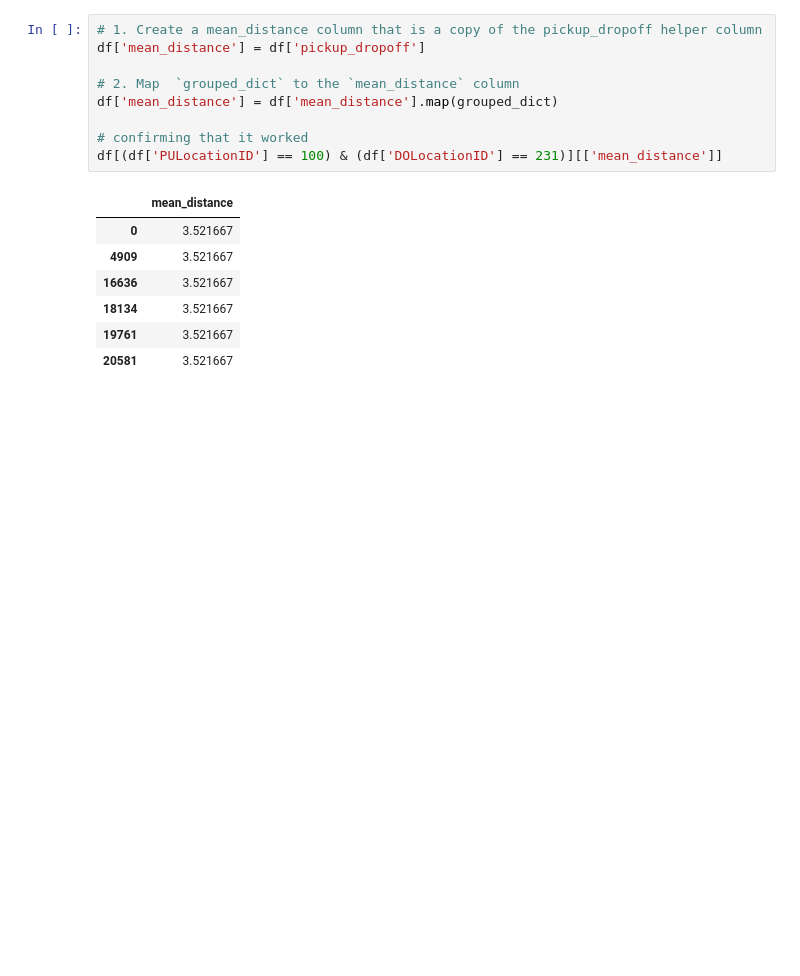
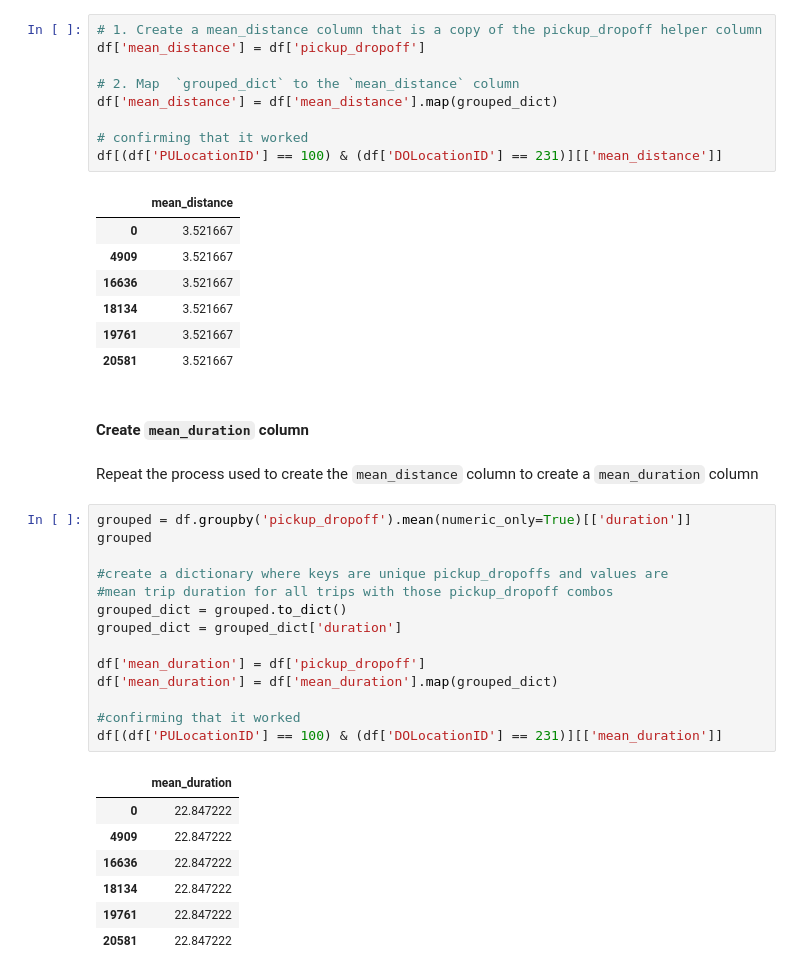
Before and after one commit to PrincelyKitilya/Automatidata-Analysis, a Jupyter notebook: automatidata_analysis.ipynb, the cells around one changed output. Drawn from its saved outputs; the diff is of its cells as text; blank space fills up the shorter version.

Commit message:
create mean duration column

```diff
--- a/automatidata_analysis.ipynb
+++ b/automatidata_analysis.ipynb
@@ -461,3 +461,29 @@ df[(df['PULocationID'] == 100) & (df['DOLocationID'] == 231)][['mean_distance']]
 | 18134 | 3.521667 |
 | 19761 | 3.521667 |
 | 20581 | 3.521667 |
+# %% [markdown]
+#### Create `mean_duration` column
+# %% [markdown]
+Repeat the process used to create the `mean_distance` column to create a `mean_duration` column
+# %%
+grouped = df.groupby('pickup_dropoff').mean(numeric_only=True)[['duration']]
+grouped
+
+#create a dictionary where keys are unique pickup_dropoffs and values are
+#mean trip duration for all trips with those pickup_dropoff combos
+grouped_dict = grouped.to_dict()
+grouped_dict = grouped_dict['duration']
+
+df['mean_duration'] = df['pickup_dropoff']
+df['mean_duration'] = df['mean_duration'].map(grouped_dict)
+
+#confirming that it worked
+df[(df['PULocationID'] == 100) & (df['DOLocationID'] == 231)][['mean_duration']]
+# %% [output]
+|  | mean_duration |
+| 0 | 22.847222 |
+| 4909 | 22.847222 |
+| 16636 | 22.847222 |
+| 18134 | 22.847222 |
+| 19761 | 22.847222 |
+| 20581 | 22.847222 |
```
